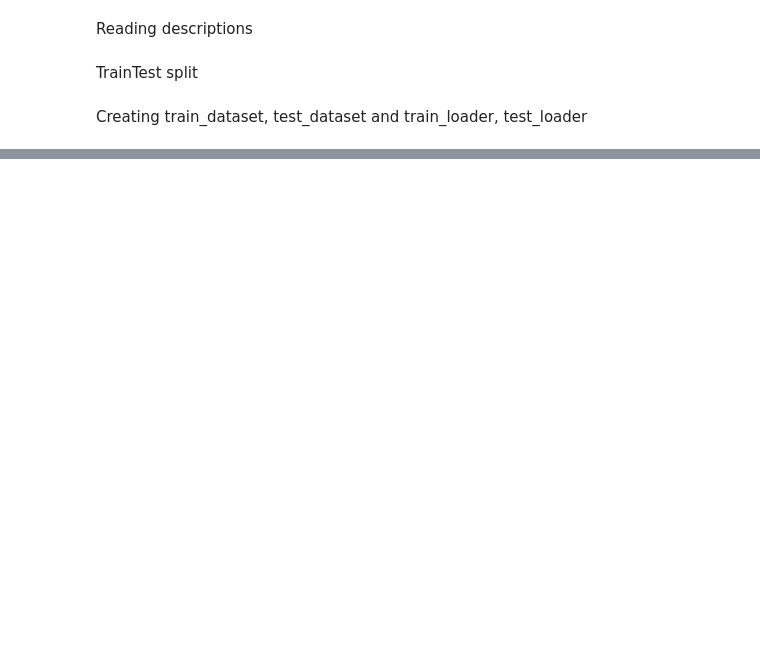
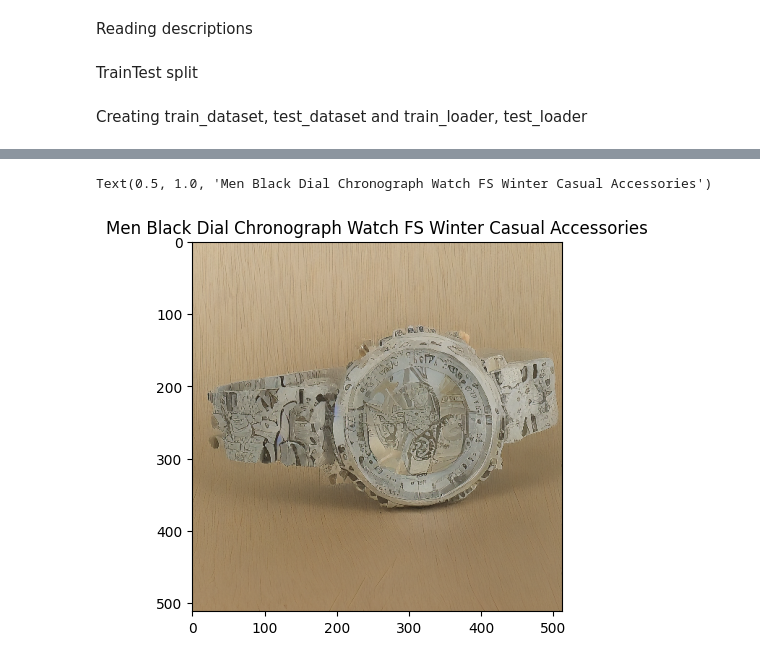
Before and after one commit to cmonkl/Product-image-generation-from-text-description, a Jupyter notebook: TrainTest.ipynb, the cells around one changed output, grey strips where cells are left out. Saved outputs shown, nothing was run; the diff lists cells and outputs as text; code cells hidden in the pictures; blank space fills up the shorter version.

```diff
--- a/TrainTest.ipynb
+++ b/TrainTest.ipynb
@@ -77,0 +142,34 @@ next(iter(test_loader))
+# %%
+def generate_images(text_prompts, vae, unet, noise_scheduler, text_encoder, tokenizer, im_height=512, im_width=512):
+    noise_scheduler.set_timesteps(70)
+    text = [tokenizer(text_prmt, padding="max_length",
+                                max_length=tokenizer.model_max_length, truncation=True,
+                                return_tensors="pt")["input_ids"] for text_prmt in text_prompts]
+    text = torch.cat(text)#.half()
+    batch_size = text.shape[0]
+
+    with torch.no_grad():
+        text_embeddings = text_encoder(text.to(device))[0].half()
+
+    latents = torch.randn((batch_size, unet.in_channels, im_height // 8, im_width // 8))
+    latents = latents.half().to(device) #* noise_scheduler.init_noise_sigma
+    latents = latents * vae.config.scaling_factor
+
+    for t in noise_scheduler.timesteps:
+        latent_model_input = noise_scheduler.scale_model_input(latents, t)
+
+        # predict the noise residual
+        with torch.no_grad():
+            noise_pred = unet(latent_model_input, t, encoder_hidden_states=text_embeddings).sample
+
+        # compute the previous noisy sample x_t -> x_t-1
+        latents = noise_scheduler.step(noise_pred, t, latents).prev_sample
+
+    latents = 1 / vae.config.scaling_factor * latents
+
+    with torch.no_grad():
+        images = vae.decode(latents).sample
+
+    images = (images / 2 + 0.5).clamp(0, 1)
+    images = images.detach().cpu().permute(0, 2, 3, 1).numpy()
+    return images
@@ -77,0 +180,2 @@ next(iter(test_loader))
+# %%
+images = generate_images(text_prompts, vae, unet, noise_scheduler, text_encoder, tokenizer)
@@ -77,0 +196,8 @@ next(iter(test_loader))
+# %%
+import matplotlib.pyplot as plt
+
+plt.imshow((images * 255).astype("uint")[0])
+plt.title(text_prompts[0])
+# %% [output]
+Text(0.5, 1.0, 'Men Black Dial Chronograph Watch FS Winter Casual Accessories')
+[figure, added]
```
Also changed, not shown: parts of 23 cells of this notebook, 1 other file.
